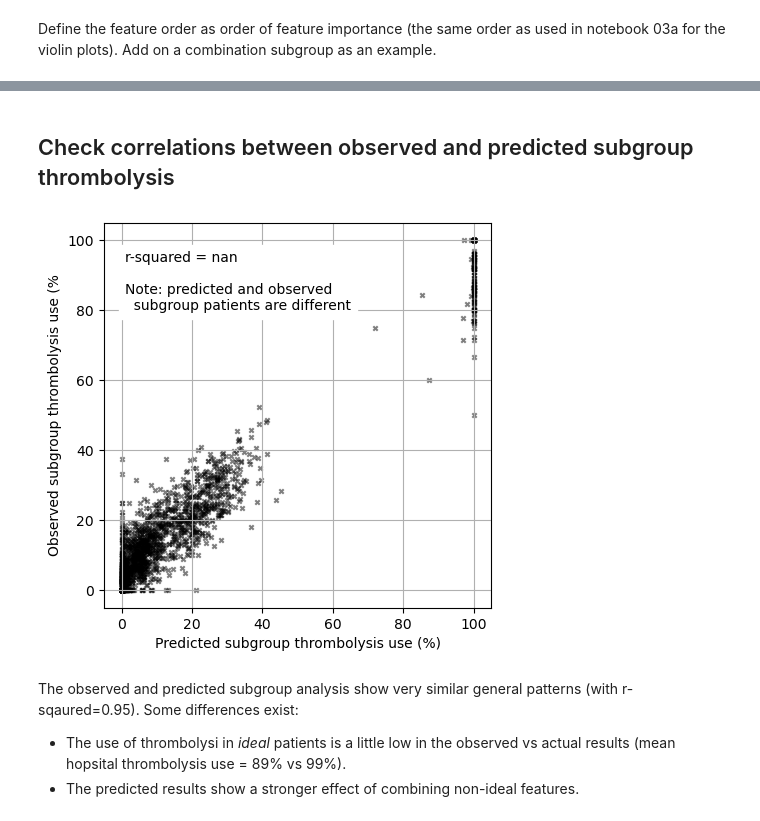
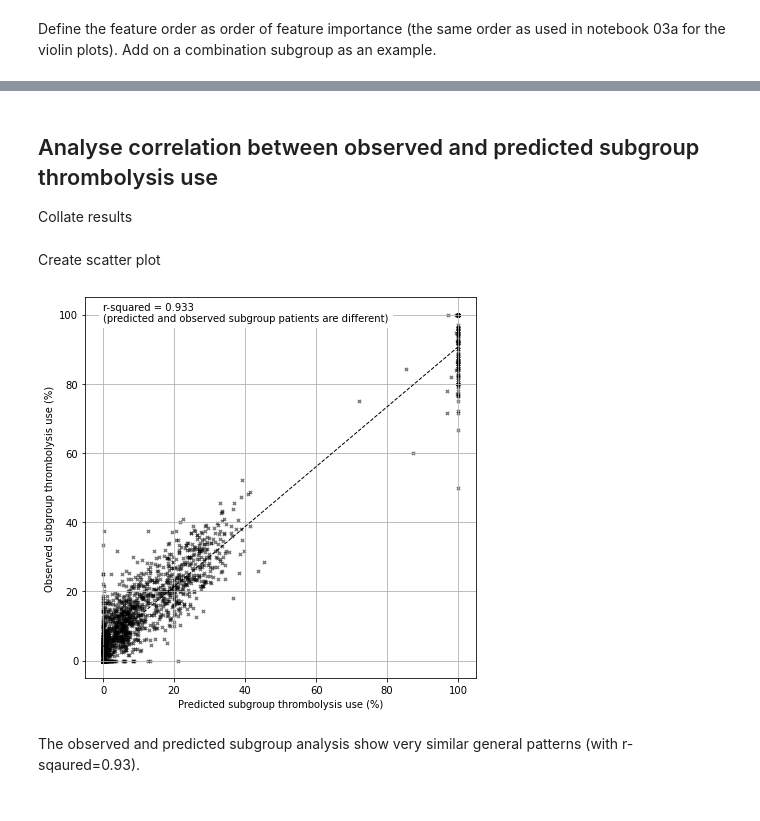
Before and after one commit to samuel-book/samuel_shap_paper_1, a Jupyter notebook: xgb_10_features/15a_observed_thrombolysis_subgroup_analysis.ipynb, the cells around one changed output, grey strips where cells are left out. Drawn from its saved outputs; the diff is of its cells as text; code cells hidden in the pictures.

```diff
--- a/xgb_10_features/15a_observed_thrombolysis_subgroup_analysis.ipynb
+++ b/xgb_10_features/15a_observed_thrombolysis_subgroup_analysis.ipynb
@@ -112,7 +112,9 @@ data.head()
 
 Store in dictionary
 # %%
-dict_results=dict()
+# Initialise dictionary to store a dictionary per hospital
+#   (using hosptial name as key)
+dict_results = dict()
 
 # Group data by hospital
 grouped_data = data.groupby('Stroke team')
@@ -120,10 +122,10 @@ grouped_data = data.groupby('Stroke team')
 # Loop through hospitals
 for hospital, hosp_data in grouped_data:
 
-    # Initialise dictionary
+    # Initialise dictionary for this hospital
     dict_hosp_results = dict()
 
-    # Calculate thrombolysis rate for all patients
+    # Calculate thrombolysis rate for all patients attending hospital
     dict_hosp_results['All patients'] = hosp_data['Thrombolysis'].mean()
 
     # Calculate thrombolysis rate for ideal patients
@@ -210,10 +212,13 @@ for hospital, hosp_data in grouped_data:
     dict_hosp_results['NIHSS + Precise + Disability'] = (
                                         hosp_data[mask]['Thrombolysis'].mean())
 
-    # Add hospital results to main dictionary of results
+    # Add dictionary of hospital results to main dictionary (using hospital
+    #   name as key)
     dict_results[hospital] = dict_hosp_results
 
-df_results = pd.DataFrame(results).T
+# Create dataframe of results (hospital per row, patient subgroup thrombolysis
+#   rate per column)
+df_results = pd.DataFrame(dict_results).T
 
 # Convert to percent
 df_results *= 100
@@ -578,3 +513,4 @@ Correlation between Onset-to-arrival time 150-180 and Onset during sleep:
 # %% [markdown]
-## Check correlations between observed and predicted subgroup thrombolysis
+## Analyse correlation between observed and predicted subgroup thrombolysis use
+Collate results
 # %%
@@ -583,29 +518,34 @@ df_compare = pd.DataFrame()
 df_compare['predicted'] = model_results.values.flatten()
 df_compare['observed'] = df_results.values.flatten()
 df_compare.dropna(inplace=True)
+# %% [markdown]
+Create scatter plot
 # %%
-fig = plt.figure(figsize=(5,5))
+fig = plt.figure(figsize=(7,7))
 ax = fig.add_subplot()
 ax.scatter(df_compare['predicted'], df_compare['observed'],
     marker='x', s=10, c='k', alpha=0.5)
-# Add best fit
+
+ax.set_xlabel('Predicted subgroup thrombolysis use (%)')
+ax.set_ylabel('Observed subgroup thrombolysis use (%)')
+
+# Calculate best fit
+slope, intercept, r_value, p_value, std_err = \
+        stats.linregress(df_compare['predicted'], df_compare['observed'])
+
+# Plot best fit
 ax.plot([0, 100], [intercept, intercept + (100 * slope)],
     linestyle='--', c='k', linewidth=1)
 
-ax.set_xlabel('Predicted subgroup thrombolysis use (%)')
-ax.set_ylabel('Observed subgroup thrombolysis use (%')
+text = (f'r-squared = {r_value**2:0.3f}\n'
+    '(predicted and observed subgroup patients are different)')
 
-text = (f'r-squared = {r_value**2:0.3f}\n\n'
-    'Note: predicted and observed\n  subgroup patients are different')
-
-ax.text(1, 80, text, bbox=dict(facecolor='white', edgecolor='white'))
+ax.text(0, 98, text, bbox=dict(facecolor='white', edgecolor='white'))
 ax.grid()
 plt.savefig(f'./output/{notebook}_{model_text}_subgroup_correlation.jpg',
             dpi=300)
 plt.show()
 # %% [output]
-[figure, old version]
+[figure, new version]
-# %% [markdown]
-The observed and predicted subgroup analysis show very similar general patterns (with r-sqaured=0.95). Some differences exist:
-* The use of thrombolysi in *ideal* patients is a little low in the observed vs actual results (mean hopsital thrombolysis use = 89% vs 99%).
-* The predicted results show a stronger effect of combining non-ideal features.
+# %% [markdown]
+The observed and predicted subgroup analysis show very similar general patterns (with r-sqaured=0.93).
```
Also changed, not shown: parts of 22 cells of this notebook.
